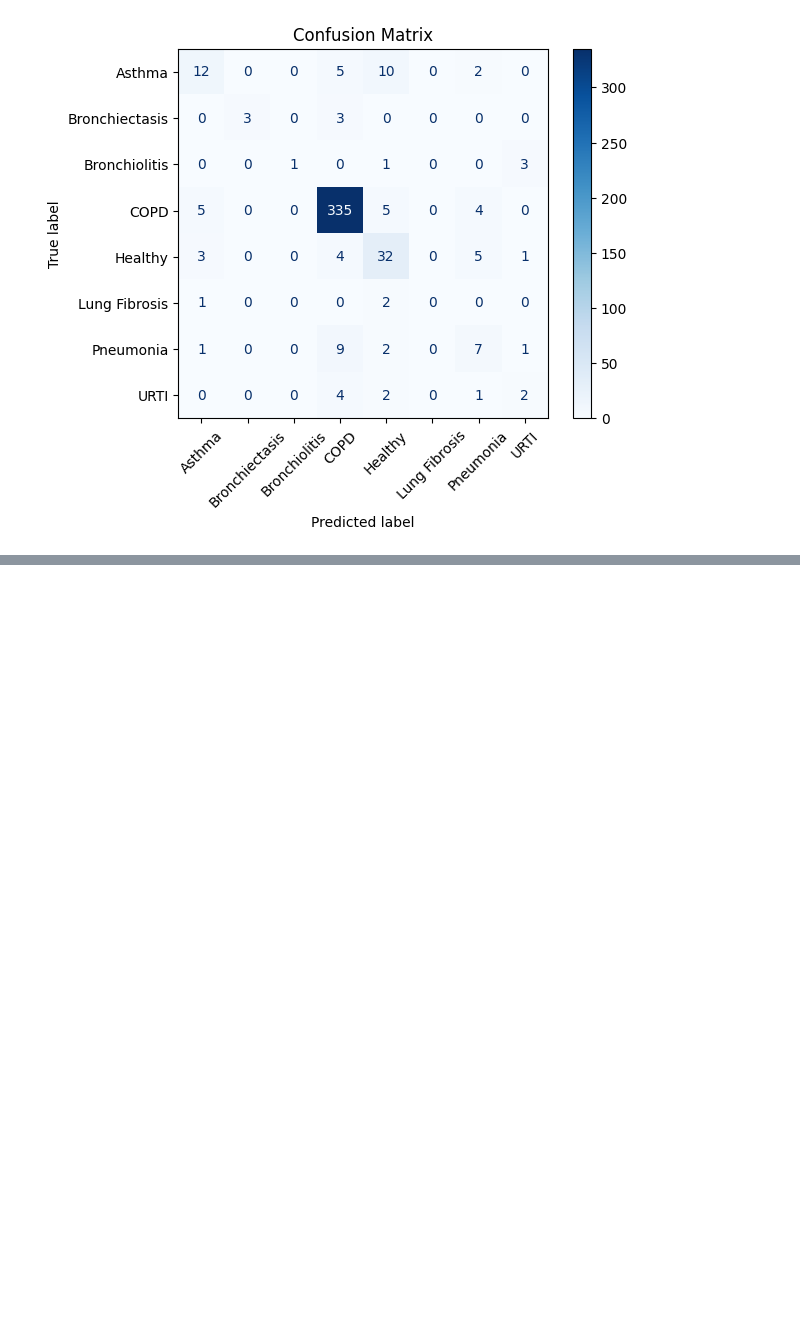
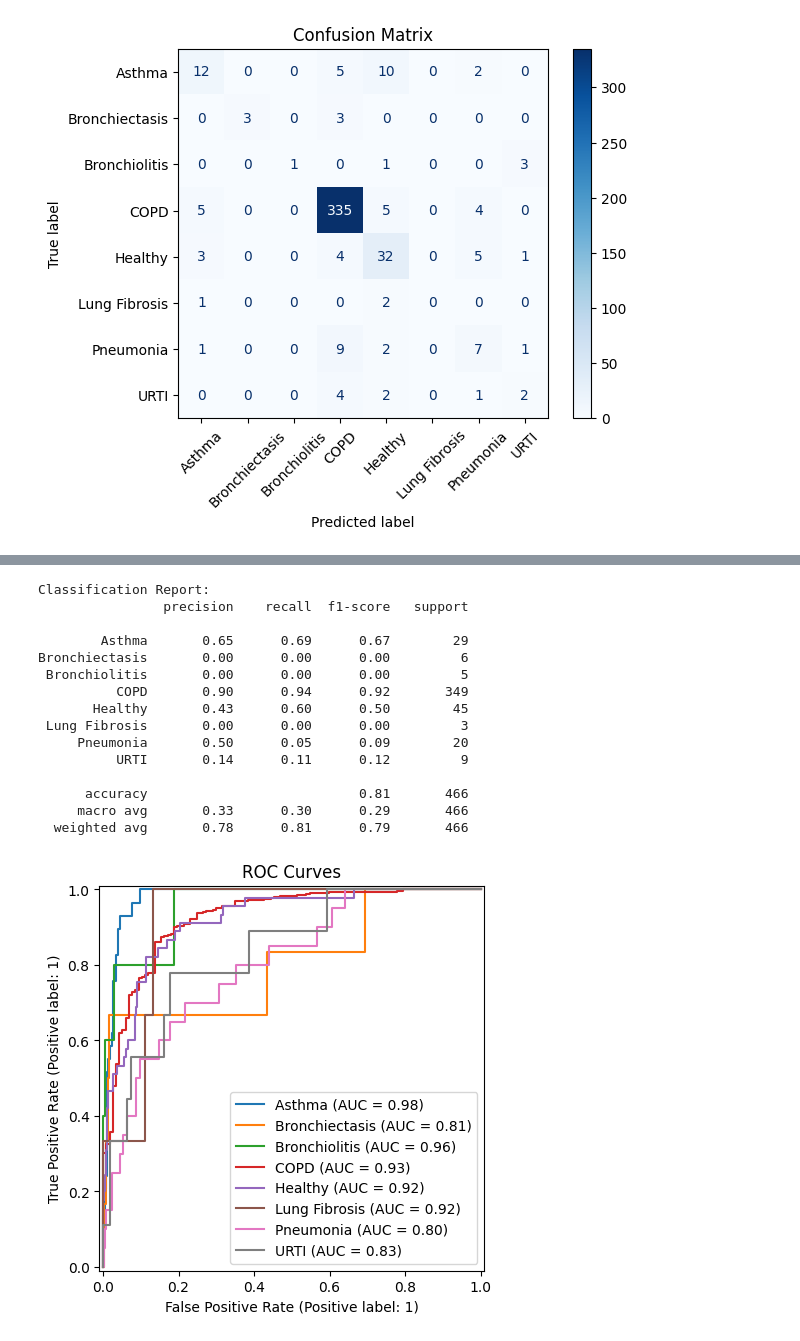
Before and after one commit to RafaelGAT108/IA901_Project, a Jupyter notebook: notebooks/7_training.ipynb, the cells around one changed output, grey strips where cells are left out. Cells and saved outputs as stored; diff of their text form; code cells hidden in the pictures; blank space fills up the shorter version.

```diff
--- a/notebooks/7_training.ipynb
+++ b/notebooks/7_training.ipynb
@@ -391,0 +601,5 @@ Bronchiectasis       1.00      0.50      0.67         6
+# %%
+hparams["experiment"] = "inception_v3_combined_8-classes_MFCCDelta"
+hparams["dataset"]["feature_extractor"] = "MFCCDelta"
+hparams["dataset"]["num_channels"] = 1
+model = train_model(hparams)
@@ -391,0 +674,19 @@ Bronchiectasis       1.00      0.50      0.67         6
+# %%
+evaluate_model(model)
+# %% [output]
+Classification Report:
+                precision    recall  f1-score   support
+
+        Asthma       0.65      0.69      0.67        29
+Bronchiectasis       0.00      0.00      0.00         6
+ Bronchiolitis       0.00      0.00      0.00         5
+          COPD       0.90      0.94      0.92       349
+       Healthy       0.43      0.60      0.50        45
+ Lung Fibrosis       0.00      0.00      0.00         3
+     Pneumonia       0.50      0.05      0.09        20
+          URTI       0.14      0.11      0.12         9
+
+      accuracy                           0.81       466
+     macro avg       0.33      0.30      0.29       466
+  weighted avg       0.78      0.81      0.79       466
+[figure, added]
```
Also changed, not shown: parts of 27 cells of this notebook.
